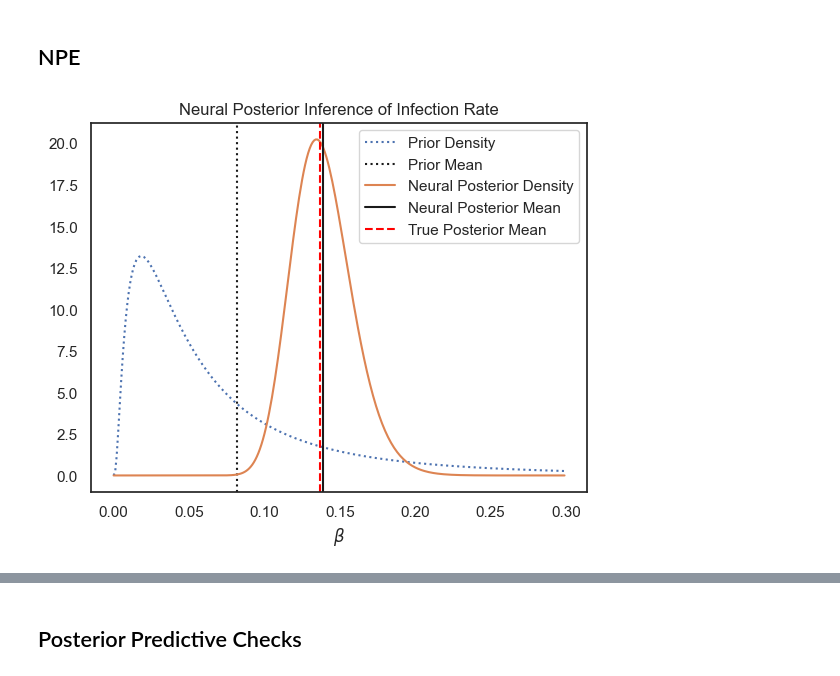
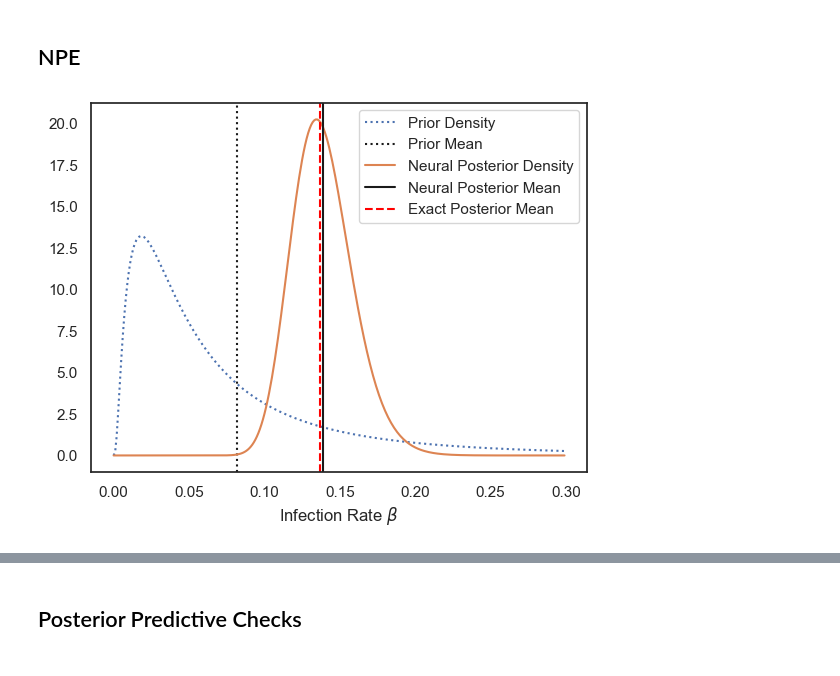
Before and after one commit to epibayes/np-epid, a Jupyter notebook: notebooks/si_sim.ipynb, the cells around one changed output, grey strips where cells are left out. Drawn from its saved outputs; the diff is of its cells as text; code cells hidden in the pictures.

```diff
--- a/notebooks/si_sim.ipynb
+++ b/notebooks/si_sim.ipynb
@@ -11,6 +14,9 @@ from scipy.stats import norm, lognorm
 # %%
 sns.set_theme()
 sns.set_style("white")
+
+matplotlib.rcParams['figure.figsize'] = (6.4, 4.8)
+
 beta_true = 0.15 # 0.15
 alpha = 0.1
 gamma = 0.05 # 0.05
@@ -110,24 +109,30 @@ npe_results = {
 }
 df_npe = pd.DataFrame(npe_results)
 df_npe["Posterior Mean"] = np.exp(df_npe["mean"] + df_npe["sd"]**2/2)
-df_npe[".05"] = np.exp(norm(df_npe["mean"], df_npe["sd"]).ppf(0.05))
-df_npe[".95"] = np.exp(norm(df_npe["mean"], df_npe["sd"]).ppf(0.95))
+# df_npe[".05"] = np.exp(norm(df_npe["mean"], df_npe["sd"]).ppf(0.05))
+# df_npe[".95"] = np.exp(norm(df_npe["mean"], df_npe["sd"]).ppf(0.95))
 # %%
 mu = df_npe["mean"].iloc[-1]
 sigma = df_npe["sd"].iloc[-1]
+
+prior_mean = np.exp(prior_mu + prior_sigma**2/2)
+
+prior = norm(prior_mu, prior_sigma)
+
 np.random.seed(10)
 x = np.arange(0., 0.3, 0.001)
 ax1 = sns.lineplot(x=x, y=lognorm.pdf(x, scale=np.exp(prior_mu), s=prior_sigma),
                    label="Prior Density", linestyle=":")
 posterior_mean = np.exp(mu + sigma**2/2)
 plt.axvline(prior_mean, color="k", linestyle=":", label="Prior Mean")
 ax = sns.lineplot(x=x, y=lognorm.pdf(x, scale=np.exp(mu), s=sigma), label="Neural Posterior Density")
 plt.axvline(posterior_mean, color="k", label="Neural Posterior Mean")
-plt.axvline(true_post_exp, color="red", linestyle="--", label=r"True Posterior Mean")
-ax.set_xlabel(r"$\beta$")
-ax.set_title(f"Neural Posterior Inference of Infection Rate")
+plt.axvline(true_post_exp, color="red", linestyle="--", label=r"Exact Posterior Mean")
+ax.set_xlabel(r"Infection Rate $\beta$")
+# ax.set_title(f"Neural Posterior Inference of Infection Rate")
 plt.legend()
+plt.savefig("images/npe_homog.png")
 plt.show()
 # %% [output]
-[figure, old version]
+[figure, new version]
 # %%
```
Also changed, not shown: parts of 41 cells of this notebook, 7 other files.
